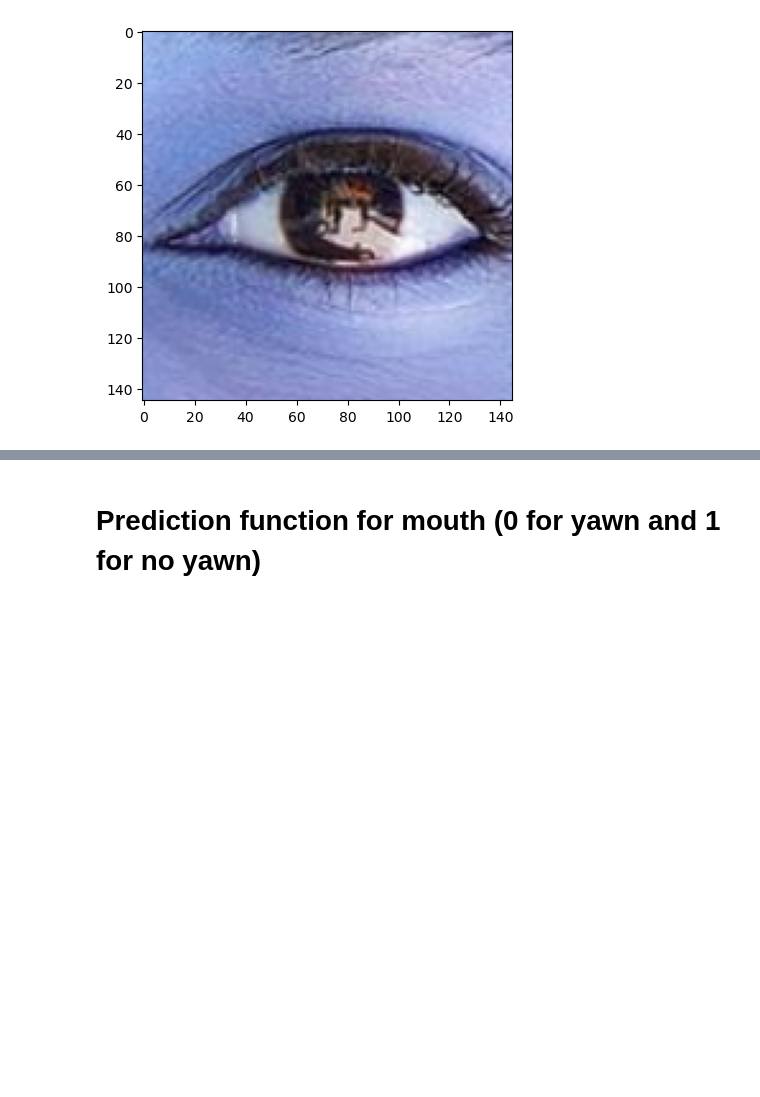
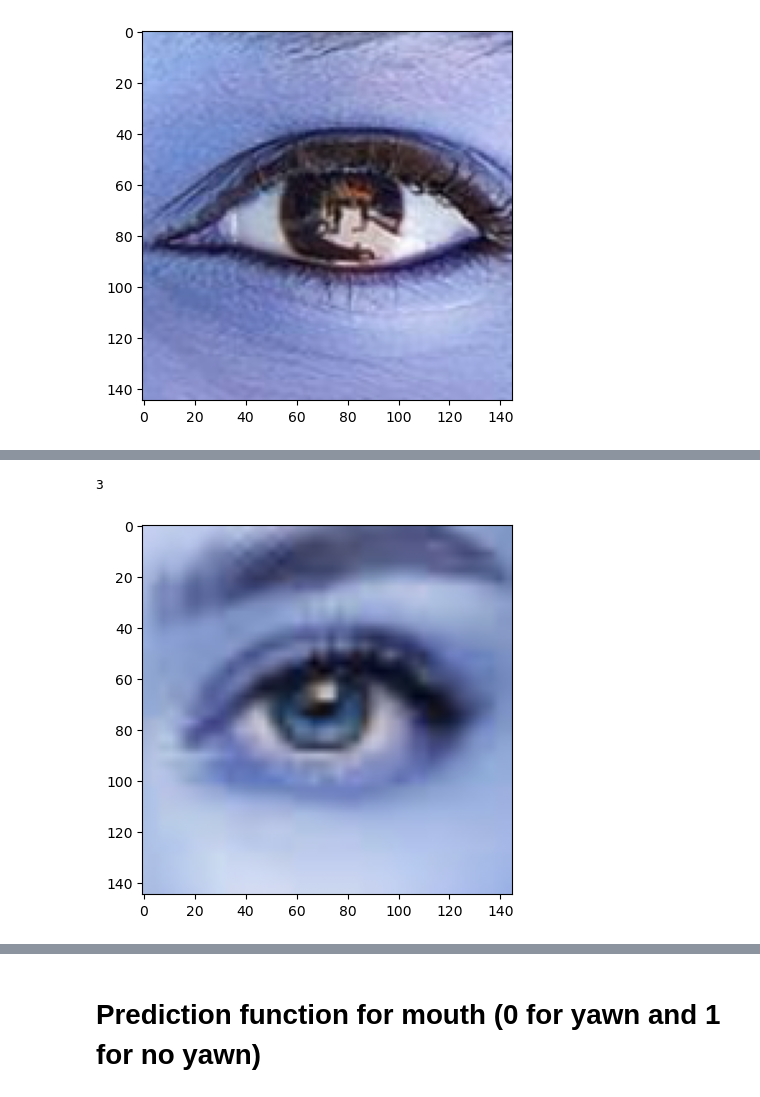
Before and after one commit to DireshDavid/SDGP_CS_18, a Jupyter notebook: driver-drowsiness_trying(yawn, no yawn).ipynb, the cells around one changed output, grey strips where cells are left out. Saved outputs shown, nothing was run; the diff lists cells and outputs as text; code cells hidden in the pictures; blank space fills up the shorter version.

```diff
--- a/driver-drowsiness_trying(yawn, no yawn).ipynb
+++ b/driver-drowsiness_trying(yawn, no yawn).ipynb
@@ -427,0 +478,4 @@ np.argmax(prediction)
+# %%
+prediction = model.predict([prepare("pic4.jpg")])
+np.argmax(prediction)
+# %% [output]
@@ -427,0 +483,2 @@ np.argmax(prediction)
+3
+[figure, added]
```
Also changed, not shown: parts of 7 cells of this notebook, 10 other files.
